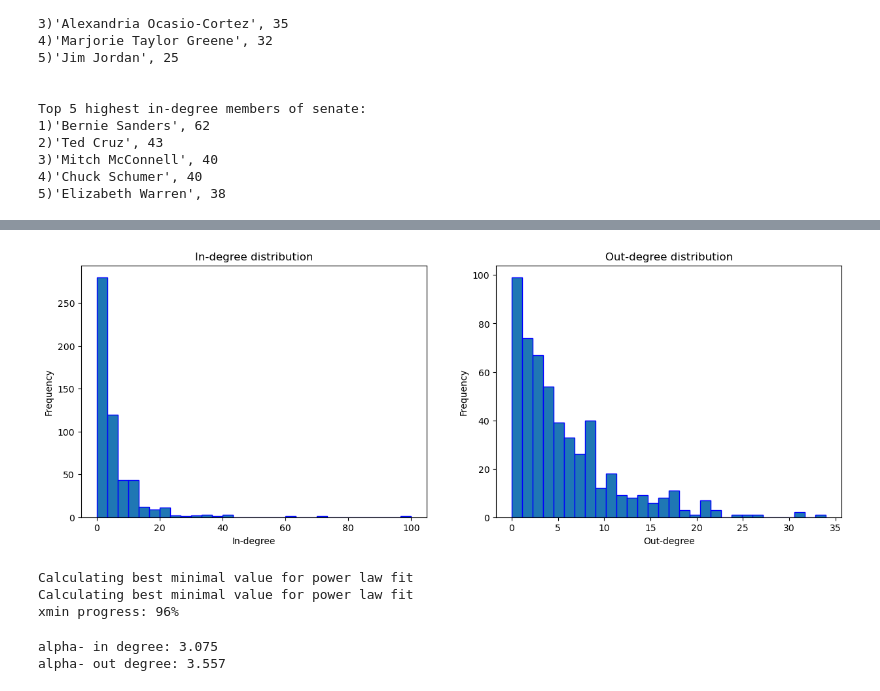
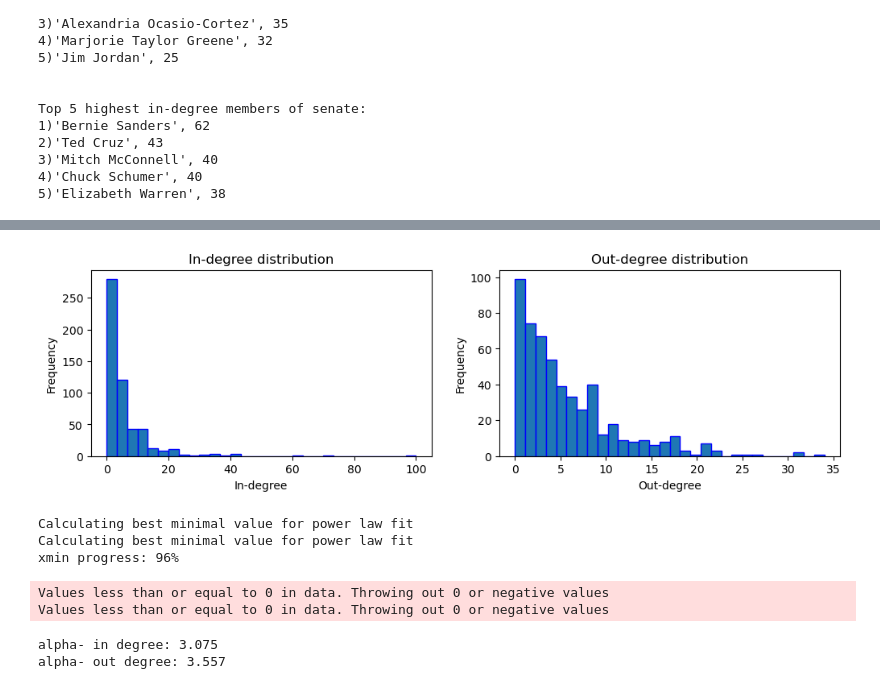
Before and after one commit to s185231/02805_SocialGraphs, a Jupyter notebook: create_network_stats.ipynb, the cells around one changed output, grey strips where cells are left out. Saved outputs shown, nothing was run; the diff lists cells and outputs as text; code cells hidden in the pictures.

```diff
--- a/create_network_stats.ipynb
+++ b/create_network_stats.ipynb
@@ -168,28 +188,32 @@ house_df.loc[house_df["Member"] == "Nancy Pelosi"]
 | 31 | California 11 | Nancy Pelosi | Democratic | California Democratic Party Chair | Trinity Washington University (BA) | 1987 (special) | San Francisco | 83.0 |
 # %%
 # Make histogram of in and out degree graph
-plt.figure(figsize=(15,5))
+plt.figure(figsize=(12,3))
 plt.subplot(1,2,1)
 plt.hist([x[1] for x in in_degrees], bins=30, edgecolor='blue')
 plt.title('In-degree distribution')
 plt.xlabel('In-degree')
 plt.ylabel('Frequency')
 
 plt.subplot(1,2,2)
 plt.hist([x[1] for x in out_degrees], bins=30, edgecolor='blue')
 plt.title('Out-degree distribution')
 plt.xlabel('Out-degree')
 plt.ylabel('Frequency')
+
+plt.savefig('usa_data/degree_distribution.png', bbox_inches='tight')
 plt.show()
 # %% [output]
-[figure, old version]
+[figure, new version]
 # %%
-a_in = powerlaw.Fit([x[1] for x in in_degrees if x[1] != 0]).alpha
-a_out = powerlaw.Fit([x[1] for x in out_degrees if x[1] != 0]).alpha
+a_in = powerlaw.Fit([x[1] for x in in_degrees]).alpha
+a_out = powerlaw.Fit([x[1] for x in out_degrees]).alpha
 # %% [output]
 Calculating best minimal value for power law fit
 Calculating best minimal value for power law fit
 xmin progress: 96%
+Values less than or equal to 0 in data. Throwing out 0 or negative values
+Values less than or equal to 0 in data. Throwing out 0 or negative values
 # %%
 print("alpha- in degree:", f'{a_in:.3f}')
 print("alpha- out degree:", f'{a_out:.3f}')
```
Also changed, not shown: parts of 1 cell of this notebook.
